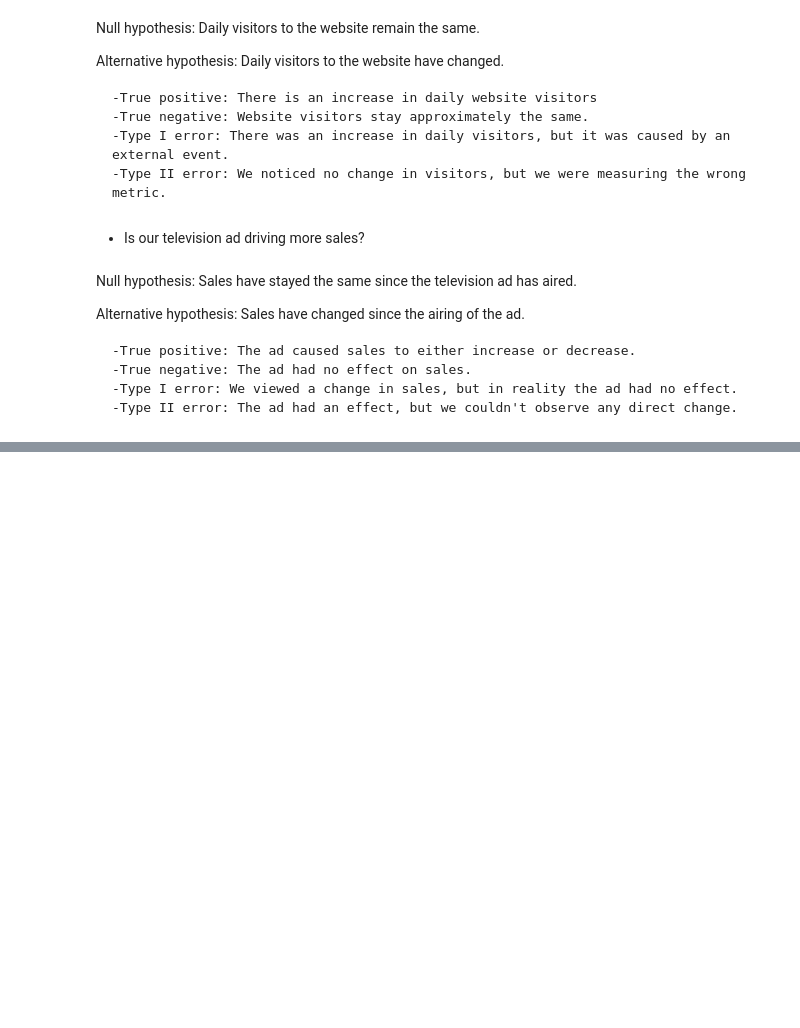
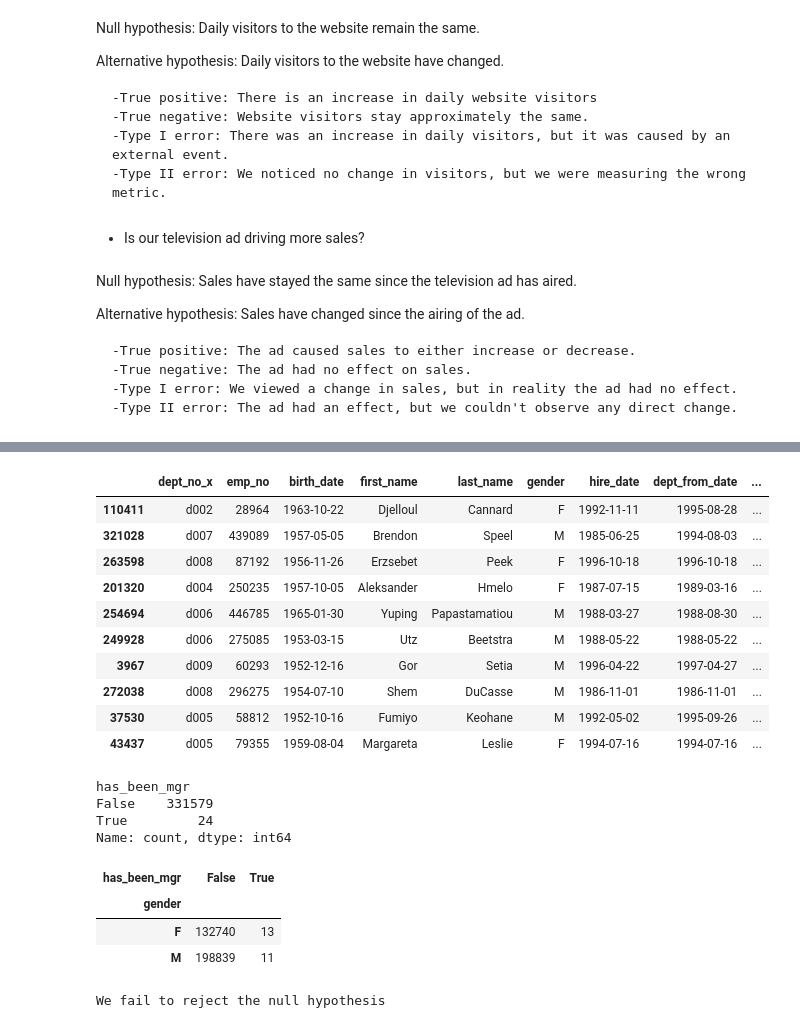
Before and after one commit to Michael-Nelson361/statistics-exercises, a Jupyter notebook: hypothesis_testing.ipynb, the cells around one changed output, grey strips where cells are left out. Saved outputs shown, nothing was run; the diff lists cells and outputs as text; code cells hidden in the pictures; blank space fills up the shorter version.

```diff
--- a/hypothesis_testing.ipynb
+++ b/hypothesis_testing.ipynb
@@ -35,0 +282,39 @@ Alternative hypothesis: Sales have changed since the airing of the ad.
+# %%
+# Do some cleanup
+emp_manager = emp_manager.rename(columns={
+    'from_date_x':'dept_from_date',
+    'from_date_y':'mgr_from_date',
+    'to_date_x':'dept_to_date',
+    'to_date_y':'mgr_to_date',
+})
+
+emp_manager = emp_manager.drop(columns=['dept_no_y','is_mgr'],errors='ignore')
+emp_manager.sample(10)
+# %% [output]
+|  | dept_no_x | emp_no | birth_date | first_name | last_name | gender | hire_date | dept_from_date | ... |
+| 110411 | d002 | 28964 | 1963-10-22 | Djelloul | Cannard | F | 1992-11-11 | 1995-08-28 | ... |
+| 321028 | d007 | 439089 | 1957-05-05 | Brendon | Speel | M | 1985-06-25 | 1994-08-03 | ... |
+| 263598 | d008 | 87192 | 1956-11-26 | Erzsebet | Peek | F | 1996-10-18 | 1996-10-18 | ... |
+| 201320 | d004 | 250235 | 1957-10-05 | Aleksander | Hmelo | F | 1987-07-15 | 1989-03-16 | ... |
+| 254694 | d006 | 446785 | 1965-01-30 | Yuping | Papastamatiou | M | 1988-03-27 | 1988-08-30 | ... |
+| 249928 | d006 | 275085 | 1953-03-15 | Utz | Beetstra | M | 1988-05-22 | 1988-05-22 | ... |
+| 3967 | d009 | 60293 | 1952-12-16 | Gor | Setia | M | 1996-04-22 | 1997-04-27 | ... |
+| 272038 | d008 | 296275 | 1954-07-10 | Shem | DuCasse | M | 1986-11-01 | 1986-11-01 | ... |
+| 37530 | d005 | 58812 | 1952-10-16 | Fumiyo | Keohane | M | 1992-05-02 | 1995-09-26 | ... |
+| 43437 | d005 | 79355 | 1959-08-04 | Margareta | Leslie | F | 1994-07-16 | 1994-07-16 | ... |
+# %%
+emp_manager['has_been_mgr'] = np.where(emp_manager.mgr_to_date.isna(),False,True)
+emp_manager.has_been_mgr.value_counts()
+# %% [output]
+has_been_mgr
+False    331579
+True         24
+Name: count, dtype: int64
+# %%
+observed = pd.crosstab(emp_manager.gender,emp_manager.has_been_mgr)
+observed
+# %% [output]
+| has_been_mgr | False | True |
+| gender |  |  |
+| F | 132740 | 13 |
+| M | 198839 | 11 |
@@ -35,0 +323,7 @@ Alternative hypothesis: Sales have changed since the airing of the ad.
+# %%
+if p < alpha:
+    print('We reject the null hypothesis')
+else:
+    print('We fail to reject the null hypothesis')
+# %% [output]
+We fail to reject the null hypothesis
```
Also changed, not shown: parts of 34 cells of this notebook.
